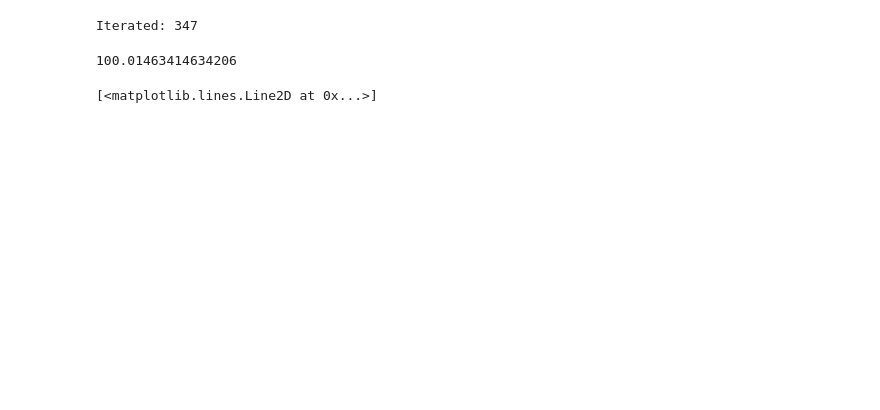
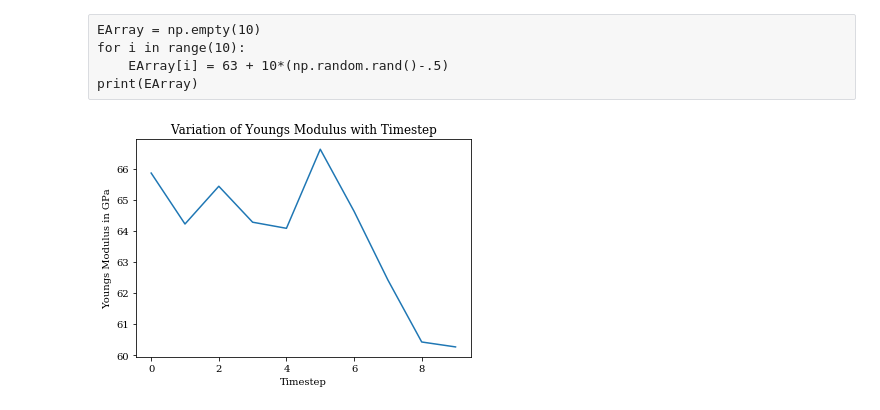
Before and after one commit to hashkrish/elastic_modulus_python_md, a Jupyter notebook: extra/Untitled.ipynb, the cells around one changed output. Saved outputs shown, nothing was run; the diff lists cells and outputs as text; code cells hidden in the pictures; blank space fills up the shorter version.

```diff
--- a/extra/Untitled.ipynb
+++ b/extra/Untitled.ipynb
@@ -22,11 +4,8 @@ def NR(f, dfdx, x0):
-# %%
-x=-.7
-NR(eqq(x), dydx(x),x)
-# %% [output]
-Iterated: 347
-100.01463414634206
-# %%
-l = np.linspace(-100,100,10)
-plt.plot(eqq(l),l)
-# %% [output]
-[<matplotlib.lines.Line2D at 0x...>]
+# %% [raw]
+EArray = np.empty(10)
+for i in range(10):
+    EArray[i] = 63 + 10*(np.random.rand()-.5)
+print(EArray)
+# %%
+EArray = np.array([65.87089422, 64.2283412,  65.4456055,  64.28644606, 64.08952433, 66.63854054,
+ 64.63788484, 62.4236193,  60.42501823, 60.26615541])
@@ -32,0 +14,9 @@ plt.plot(eqq(l),l)
+# %%
+plt.rc('font', family='serif')
+plt.plot(EArray)
+plt.xlabel('Timestep')
+plt.ylabel('Youngs Modulus in GPa')
+plt.title('Variation of Youngs Modulus with Timestep')
+plt.savefig('YoungsModulus.jpg')
+# %% [output]
+[figure, added]
```
Also changed, not shown: parts of 9 cells of this notebook, 16 other files.
